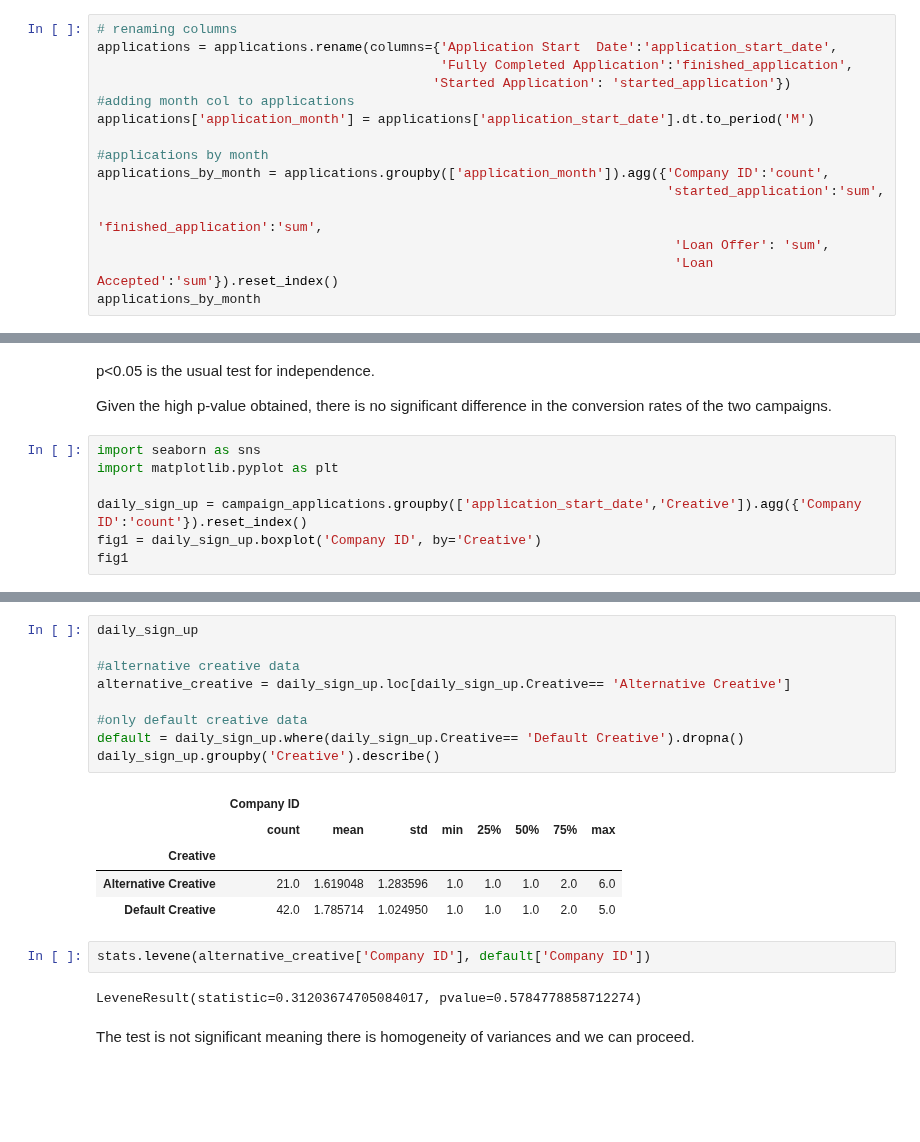
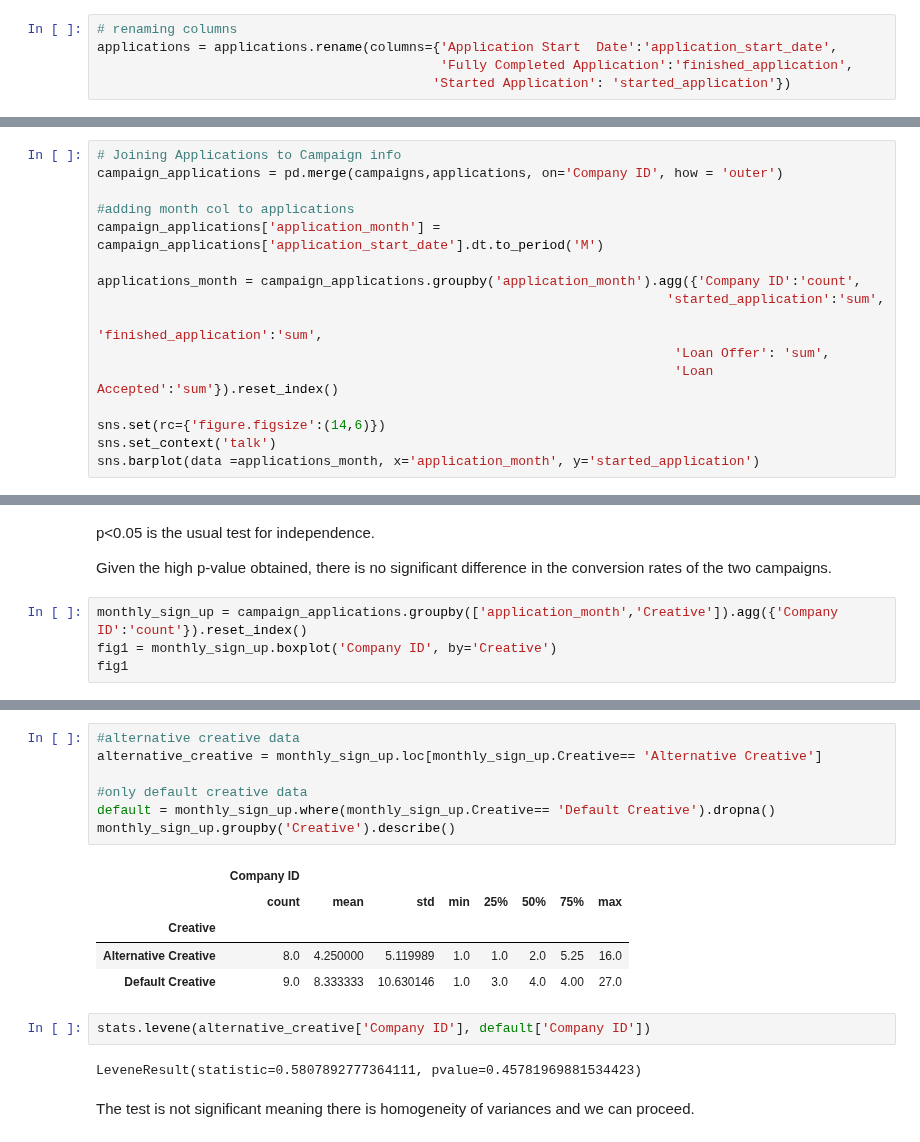
Before and after one commit to xinnyp/loan_campaign_analysis, a Jupyter notebook: EDA.ipynb, the cells around one changed output, grey strips where cells are left out. Cells and saved outputs as stored; diff of their text form; blank space fills up the shorter version.

```diff
--- a/EDA.ipynb
+++ b/EDA.ipynb
@@ -42,13 +35,3 @@ campaigns['Company ID'].nunique()
 applications = applications.rename(columns={'Application Start  Date':'application_start_date',
                                             'Fully Completed Application':'finished_application',
                                            'Started Application': 'started_application'})
-#adding month col to applications
-applications['application_month'] = applications['application_start_date'].dt.to_period('M')
-
-#applications by month
-applications_by_month = applications.groupby(['application_month']).agg({'Company ID':'count',
-                                                                         'started_application':'sum',
-                                                                         'finished_application':'sum',
-                                                                          'Loan Offer': 'sum',
-                                                                          'Loan Accepted':'sum'}).reset_index()
-applications_by_month
@@ -87,0 +38,16 @@ campaign_applications.groupby(['Creative', 'started_application']).agg({'Company
+# %%
+# Joining Applications to Campaign info
+campaign_applications = pd.merge(campaigns,applications, on='Company ID', how = 'outer')
+
+#adding month col to applications
+campaign_applications['application_month'] = campaign_applications['application_start_date'].dt.to_period('M')
+
+applications_month = campaign_applications.groupby('application_month').agg({'Company ID':'count',
+                                                                         'started_application':'sum',
+                                                                         'finished_application':'sum',
+                                                                          'Loan Offer': 'sum',
+                                                                          'Loan Accepted':'sum'}).reset_index()
+
+sns.set(rc={'figure.figsize':(14,6)})
+sns.set_context('talk')
+sns.barplot(data =applications_month, x='application_month', y='started_application')
@@ -130,11 +148,8 @@ p<0.05 is the usual test for independence.
 
 Given the high p-value obtained, there is no significant difference in the conversion rates of the two campaigns.
 # %%
-import seaborn as sns
-import matplotlib.pyplot as plt
-
-daily_sign_up = campaign_applications.groupby(['application_start_date','Creative']).agg({'Company ID':'count'}).reset_index()
-fig1 = daily_sign_up.boxplot('Company ID', by='Creative')
+monthly_sign_up = campaign_applications.groupby(['application_month','Creative']).agg({'Company ID':'count'}).reset_index()
+fig1 = monthly_sign_up.boxplot('Company ID', by='Creative')
 fig1
 # %% [output]
 <matplotlib.axes._subplots.AxesSubplot at 0x...>
@@ -141,22 +157,20 @@ fig1
 # %%
-daily_sign_up
-
 #alternative creative data
-alternative_creative = daily_sign_up.loc[daily_sign_up.Creative== 'Alternative Creative']
+alternative_creative = monthly_sign_up.loc[monthly_sign_up.Creative== 'Alternative Creative']
 
 #only default creative data
-default = daily_sign_up.where(daily_sign_up.Creative== 'Default Creative').dropna()
-daily_sign_up.groupby('Creative').describe()
+default = monthly_sign_up.where(monthly_sign_up.Creative== 'Default Creative').dropna()
+monthly_sign_up.groupby('Creative').describe()
 # %% [output]
 |  | Company ID |  |  |  |  |  |  |  |
 |  | count | mean | std | min | 25% | 50% | 75% | max |
 | Creative |  |  |  |  |  |  |  |  |
-| Alternative Creative | 21.0 | 1.619048 | 1.283596 | 1.0 | 1.0 | 1.0 | 2.0 | 6.0 |
-| Default Creative | 42.0 | 1.785714 | 1.024950 | 1.0 | 1.0 | 1.0 | 2.0 | 5.0 |
+| Alternative Creative | 8.0 | 4.250000 | 5.119989 | 1.0 | 1.0 | 2.0 | 5.25 | 16.0 |
+| Default Creative | 9.0 | 8.333333 | 10.630146 | 1.0 | 3.0 | 4.0 | 4.00 | 27.0 |
 # %%
 stats.levene(alternative_creative['Company ID'], default['Company ID'])
 # %% [output]
-LeveneResult(statistic=0.31203674705084017, pvalue=0.5784778858712274)
+LeveneResult(statistic=0.5807892777364111, pvalue=0.45781969881534423)
 # %% [markdown]
 The test is not significant meaning there is homogeneity of variances and we can proceed.
 # %%
```
Also changed, not shown: parts of 25 cells of this notebook.
